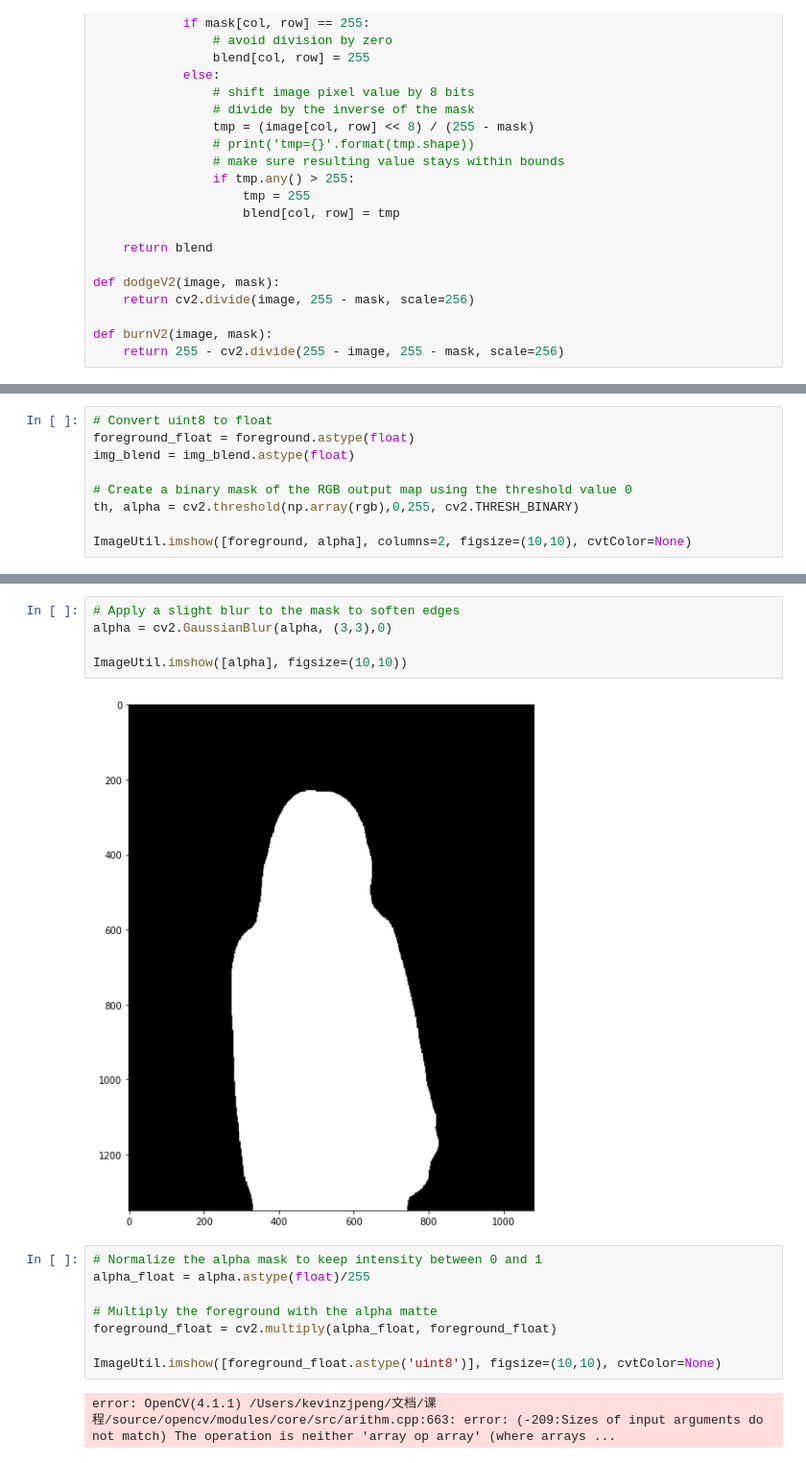
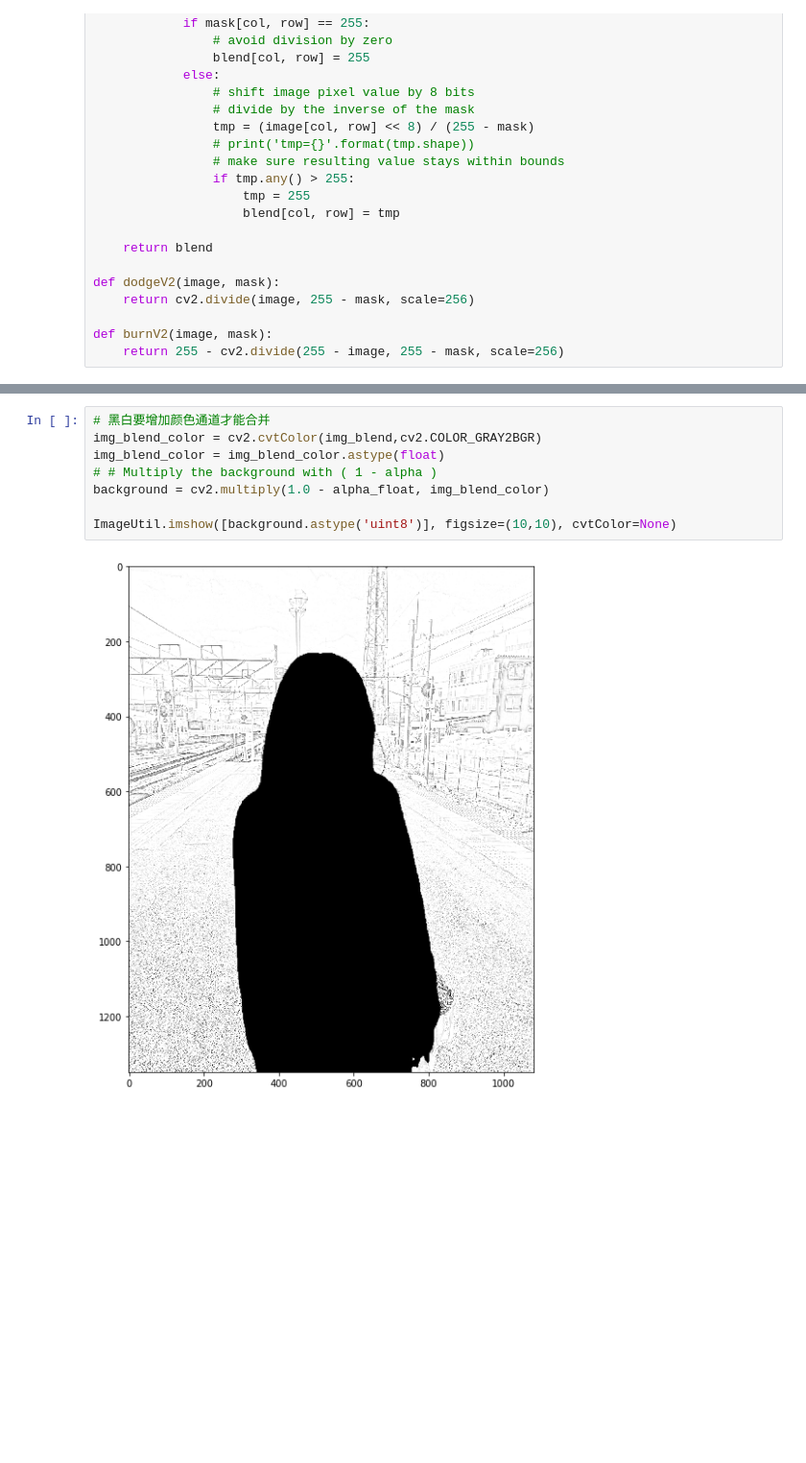
Before and after one commit to kevinzjpeng/opencv_course, a Jupyter notebook: 图像分割/背景铅笔画.ipynb, the cells around one changed output, grey strips where cells are left out. Shown at 96% size. Drawn from its saved outputs; the diff is of its cells as text; blank space fills up the shorter version.

```diff
--- a/图像分割/背景铅笔画.ipynb
+++ b/图像分割/背景铅笔画.ipynb
@@ -121,9 +141,0 @@ ImageUtil.imshow([foreground, img_blend], columns=2, figsize=(15,10), cvtColor=N
-# %%
-# Convert uint8 to float
-foreground_float = foreground.astype(float)
-img_blend = img_blend.astype(float)
-
-# Create a binary mask of the RGB output map using the threshold value 0
-th, alpha = cv2.threshold(np.array(rgb),0,255, cv2.THRESH_BINARY)
-
-ImageUtil.imshow([foreground, alpha], columns=2, figsize=(10,10), cvtColor=None)
@@ -133,17 +142,10 @@ ImageUtil.imshow([foreground, alpha], columns=2, figsize=(10,10), cvtColor=None)
-# %%
-# Apply a slight blur to the mask to soften edges
-alpha = cv2.GaussianBlur(alpha, (3,3),0)
-
-ImageUtil.imshow([alpha], figsize=(10,10))
-# %% [output]
-[figure, removed]
 # %%
-# Normalize the alpha mask to keep intensity between 0 and 1
-alpha_float = alpha.astype(float)/255
+# 黑白要增加颜色通道才能合并
+img_blend_color = cv2.cvtColor(img_blend,cv2.COLOR_GRAY2BGR)
+img_blend_color = img_blend_color.astype(float)
+# # Multiply the background with ( 1 - alpha )
+background = cv2.multiply(1.0 - alpha_float, img_blend_color)
 
-# Multiply the foreground with the alpha matte
-foreground_float = cv2.multiply(alpha_float, foreground_float)
-
-ImageUtil.imshow([foreground_float.astype('uint8')], figsize=(10,10), cvtColor=None)
+ImageUtil.imshow([background.astype('uint8')], figsize=(10,10), cvtColor=None)
 # %% [output]
-error: OpenCV(4.1.1) /Users/kevinzjpeng/文档/课程/source/opencv/modules/core/src/arithm.cpp:663: error: (-209:Sizes of input arguments do not match) The operation is neither 'array op array' (where arrays ...
+[figure, added]
```
Also changed, not shown: parts of 9 cells of this notebook, 17 other files.
